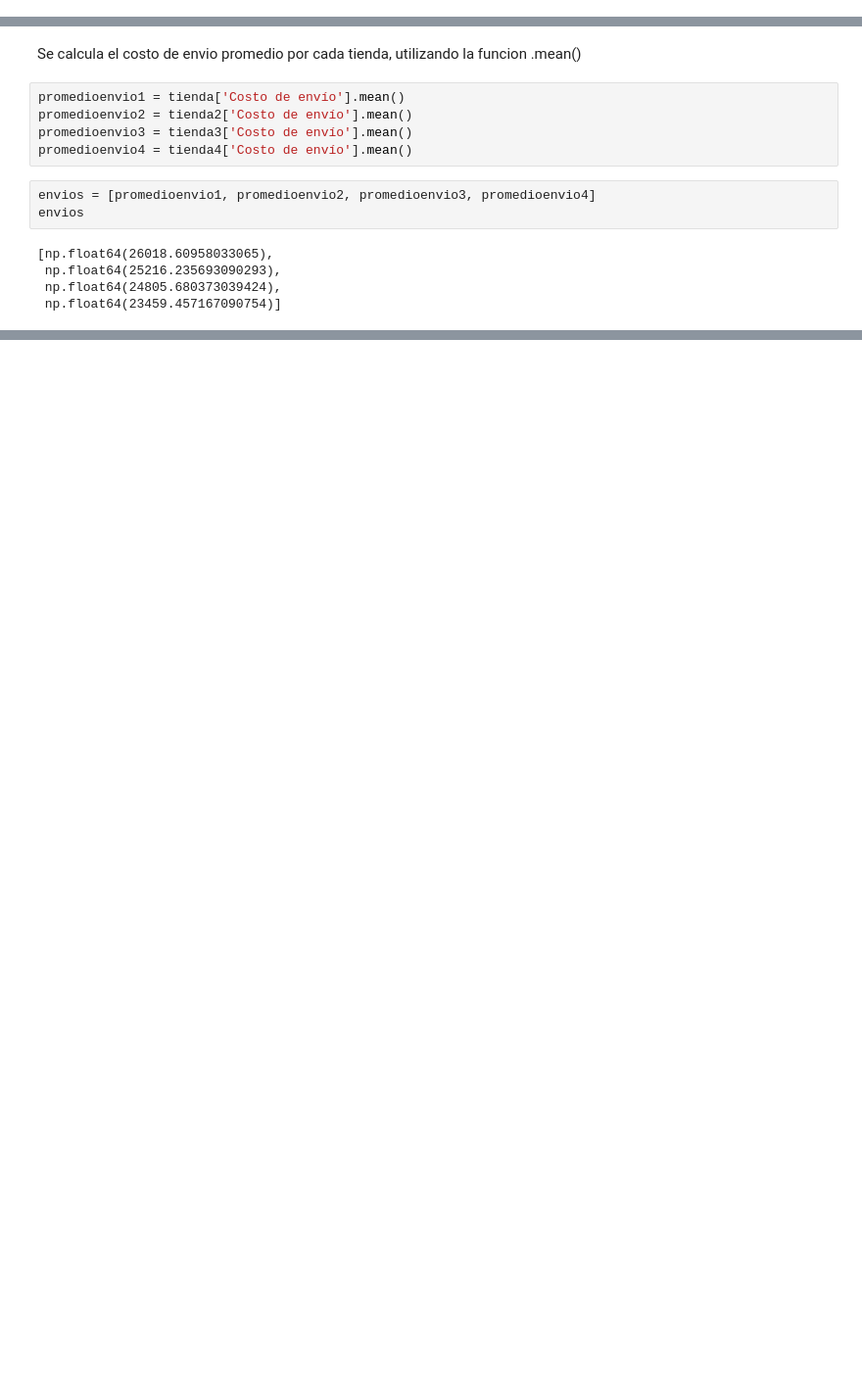
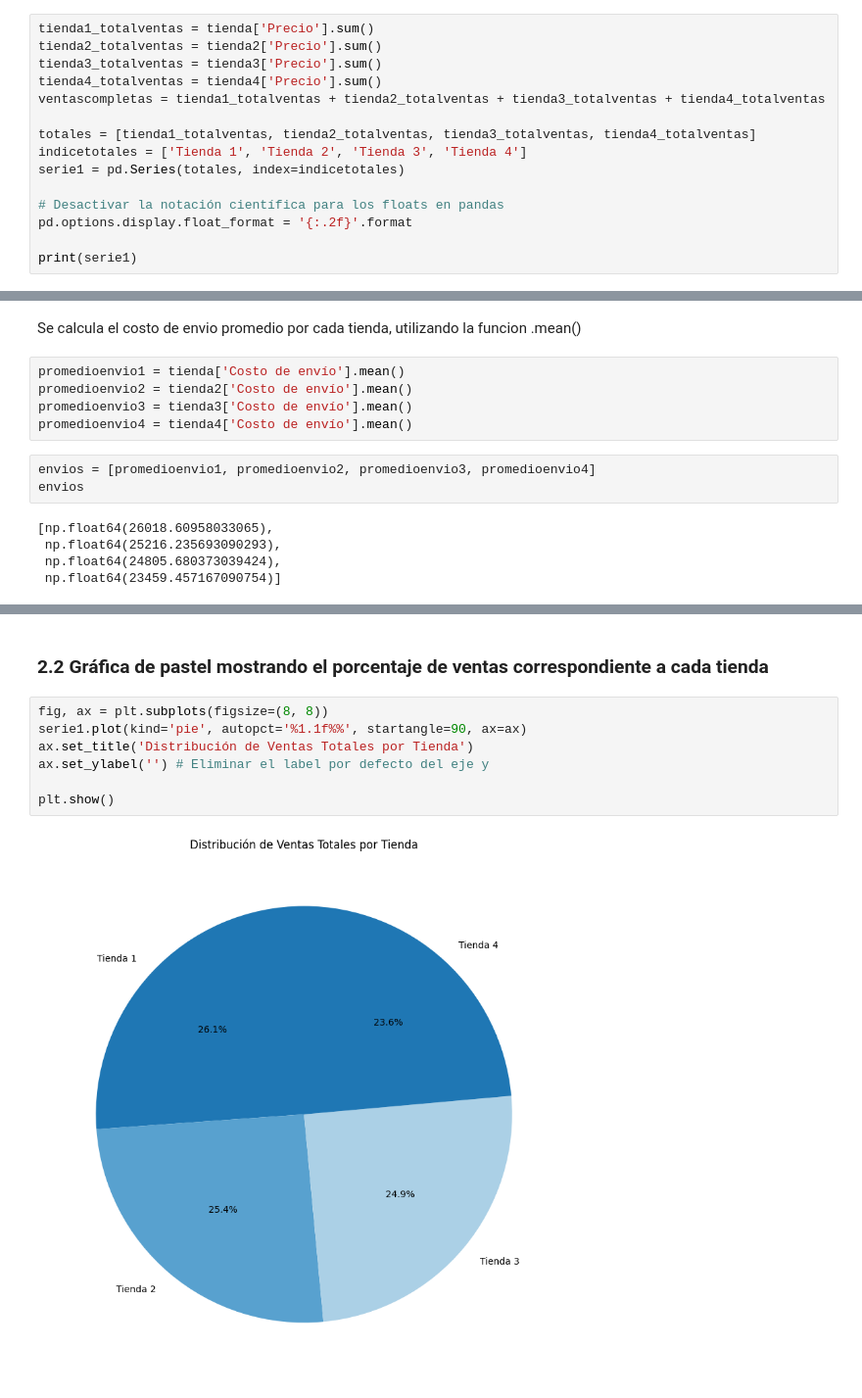
Before and after one commit to PedroHdez35/allura-store, a Jupyter notebook: AluraStoreLatam.ipynb, the cells around one changed output, grey strips where cells are left out. Shown: that part at 98% size. Saved outputs shown, nothing was run; the diff lists cells and outputs as text; blank space fills up the shorter version.

```diff
--- a/AluraStoreLatam.ipynb
+++ b/AluraStoreLatam.ipynb
@@ -38,0 +38,15 @@ La tienda 1 ha vendido: 1150880400.0
+# %%
+tienda1_totalventas = tienda['Precio'].sum()
+tienda2_totalventas = tienda2['Precio'].sum()
+tienda3_totalventas = tienda3['Precio'].sum()
+tienda4_totalventas = tienda4['Precio'].sum()
+ventascompletas = tienda1_totalventas + tienda2_totalventas + tienda3_totalventas + tienda4_totalventas
+
+totales = [tienda1_totalventas, tienda2_totalventas, tienda3_totalventas, tienda4_totalventas]
+indicetotales = ['Tienda 1', 'Tienda 2', 'Tienda 3', 'Tienda 4']
+serie1 = pd.Series(totales, index=indicetotales)
+
+# Desactivar la notación científica para los floats en pandas
+pd.options.display.float_format = '{:.2f}'.format
+
+print(serie1)
@@ -201,0 +221,11 @@ envios
+# %% [markdown]
+### 2.2 Gráfica de pastel mostrando el porcentaje de ventas correspondiente a cada tienda
+# %%
+fig, ax = plt.subplots(figsize=(8, 8))
+serie1.plot(kind='pie', autopct='%1.1f%%', startangle=90, ax=ax)
+ax.set_title('Distribución de Ventas Totales por Tienda')
+ax.set_ylabel('') # Eliminar el label por defecto del eje y
+
+plt.show()
+# %% [output]
+[figure, added]
```
Also changed, not shown: parts of 31 cells of this notebook.
